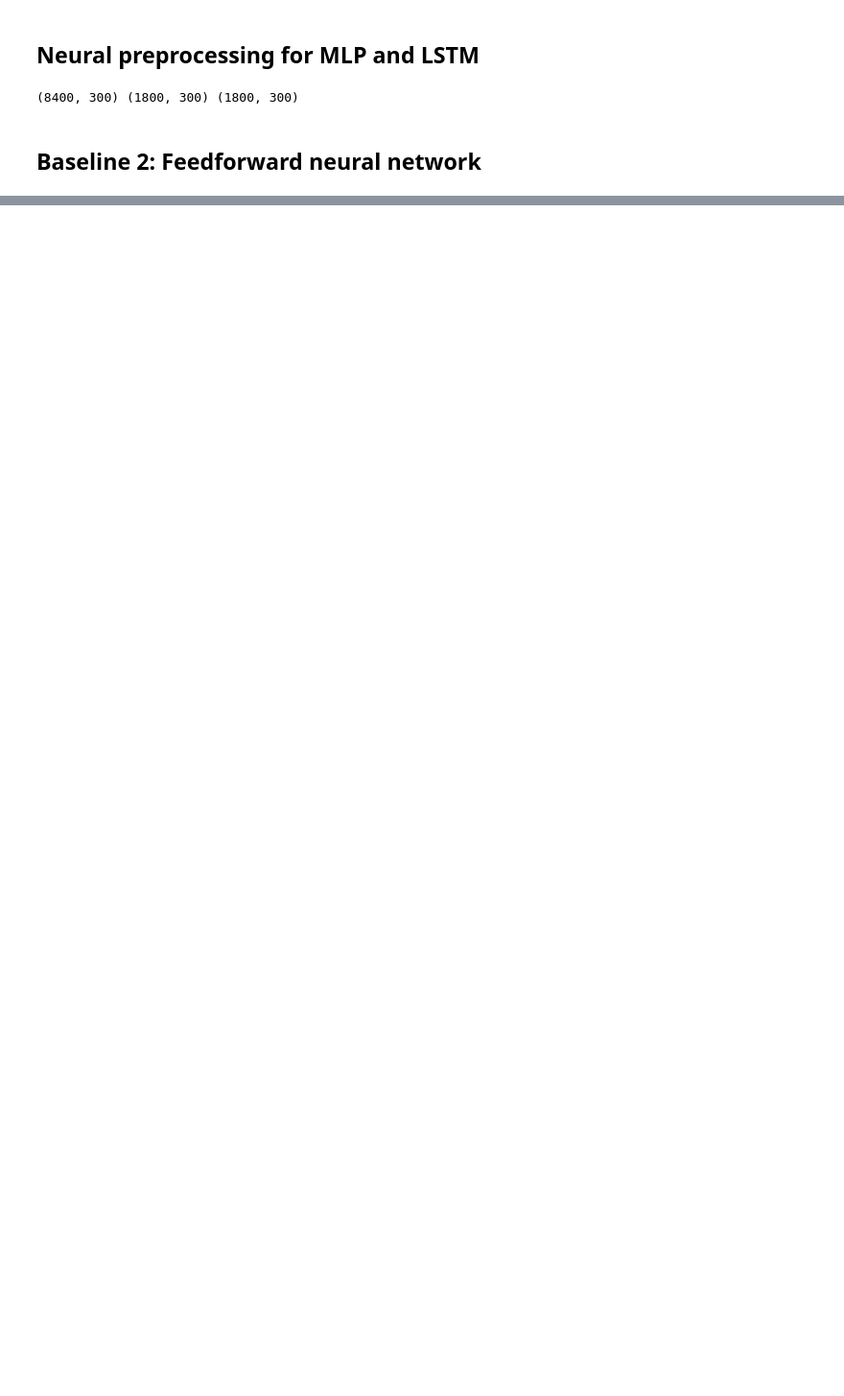
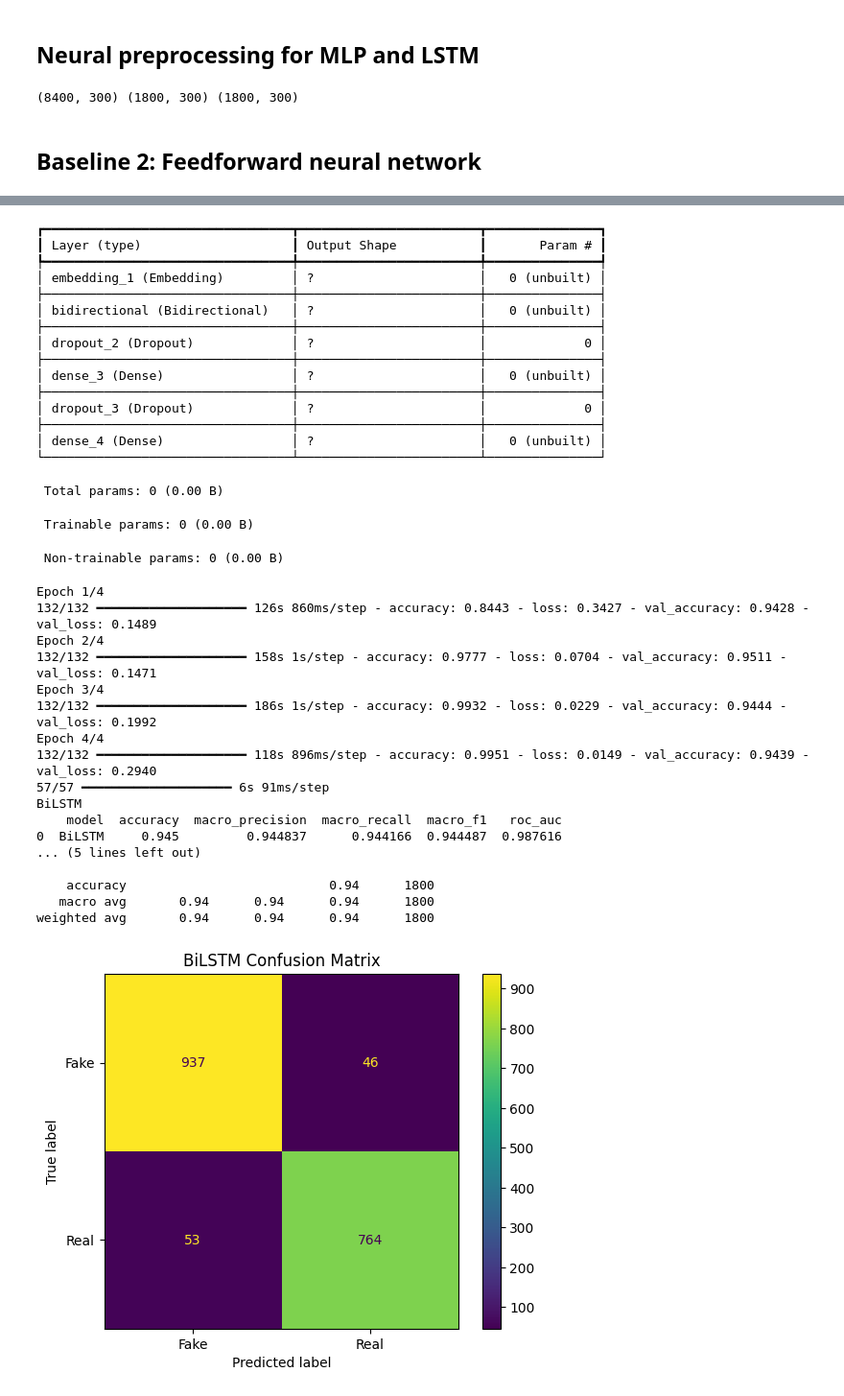
Before and after one commit to vdreddy567/COMP690, a Jupyter notebook: COMP_690_AH2_Final_Draft.ipynb, the cells around one changed output, grey strips where cells are left out. Shown at 96% size. Drawn from its saved outputs; the diff is of its cells as text; code cells hidden in the pictures; blank space fills up the shorter version.

Commit message:
LSTM sequence model

```diff
--- a/COMP_690_AH2_Final_Draft.ipynb
+++ b/COMP_690_AH2_Final_Draft.ipynb
@@ -344,0 +388,32 @@ prediction_store['Embedding MLP'] = mlp_pred
+# %%
+def build_lstm_model():
+    model = models.Sequential([
+        layers.Embedding(MAX_WORDS, 128, input_length=MAX_SEQUENCE_LEN),
+        layers.Bidirectional(layers.LSTM(64, return_sequences=False)),
+        layers.Dropout(0.4),
+        layers.Dense(64, activation='relu'),
+        layers.Dropout(0.3),
+        layers.Dense(1, activation='sigmoid')
+    ])
+    model.compile(optimizer='adam', loss='binary_crossentropy', metrics=['accuracy'])
+    return model
+
+lstm_model = build_lstm_model()
+lstm_model.summary()
+
+es = callbacks.EarlyStopping(monitor='val_loss', patience=2, restore_best_weights=True)
+history_lstm = lstm_model.fit(
+    X_train, y_train,
+    validation_data=(X_val, y_val),
+    epochs=EPOCHS_NN,
+    batch_size=BATCH_SIZE_NN,
+    callbacks=[es],
+    verbose=1
+)
+
+lstm_proba = lstm_model.predict(X_test).ravel()
+lstm_pred = (lstm_proba >= 0.5).astype(int)
+evaluate_predictions('BiLSTM', y_test, lstm_pred, lstm_proba)
+plot_confusion(y_test, lstm_pred, 'BiLSTM Confusion Matrix')
+prediction_store['BiLSTM'] = lstm_pred
+# %% [output]
@@ -344,0 +421,36 @@ prediction_store['Embedding MLP'] = mlp_pred
+┏━━━━━━━━━━━━━━━━━━━━━━━━━━━━━━━━━┳━━━━━━━━━━━━━━━━━━━━━━━━┳━━━━━━━━━━━━━━━┓
+┃ Layer (type)                    ┃ Output Shape           ┃       Param # ┃
+┡━━━━━━━━━━━━━━━━━━━━━━━━━━━━━━━━━╇━━━━━━━━━━━━━━━━━━━━━━━━╇━━━━━━━━━━━━━━━┩
+│ embedding_1 (Embedding)         │ ?                      │   0 (unbuilt) │
+├─────────────────────────────────┼────────────────────────┼───────────────┤
+│ bidirectional (Bidirectional)   │ ?                      │   0 (unbuilt) │
+├─────────────────────────────────┼────────────────────────┼───────────────┤
+│ dropout_2 (Dropout)             │ ?                      │             0 │
+├─────────────────────────────────┼────────────────────────┼───────────────┤
+│ dense_3 (Dense)                 │ ?                      │   0 (unbuilt) │
+├─────────────────────────────────┼────────────────────────┼───────────────┤
+│ dropout_3 (Dropout)             │ ?                      │             0 │
+├─────────────────────────────────┼────────────────────────┼───────────────┤
+│ dense_4 (Dense)                 │ ?                      │   0 (unbuilt) │
+└─────────────────────────────────┴────────────────────────┴───────────────┘
+ Total params: 0 (0.00 B)
+ Trainable params: 0 (0.00 B)
+ Non-trainable params: 0 (0.00 B)
+Epoch 1/4
+132/132 ━━━━━━━━━━━━━━━━━━━━ 126s 860ms/step - accuracy: 0.8443 - loss: 0.3427 - val_accuracy: 0.9428 - val_loss: 0.1489
+Epoch 2/4
+132/132 ━━━━━━━━━━━━━━━━━━━━ 158s 1s/step - accuracy: 0.9777 - loss: 0.0704 - val_accuracy: 0.9511 - val_loss: 0.1471
+Epoch 3/4
+132/132 ━━━━━━━━━━━━━━━━━━━━ 186s 1s/step - accuracy: 0.9932 - loss: 0.0229 - val_accuracy: 0.9444 - val_loss: 0.1992
+Epoch 4/4
+132/132 ━━━━━━━━━━━━━━━━━━━━ 118s 896ms/step - accuracy: 0.9951 - loss: 0.0149 - val_accuracy: 0.9439 - val_loss: 0.2940
+57/57 ━━━━━━━━━━━━━━━━━━━━ 6s 91ms/step
+BiLSTM
+    model  accuracy  macro_precision  macro_recall  macro_f1   roc_auc
+0  BiLSTM     0.945         0.944837      0.944166  0.944487  0.987616
+... (5 lines left out)
+
+    accuracy                           0.94      1800
+   macro avg       0.94      0.94      0.94      1800
+weighted avg       0.94      0.94      0.94      1800
+[figure, added]
```
Also changed, not shown: parts of 6 cells of this notebook.
